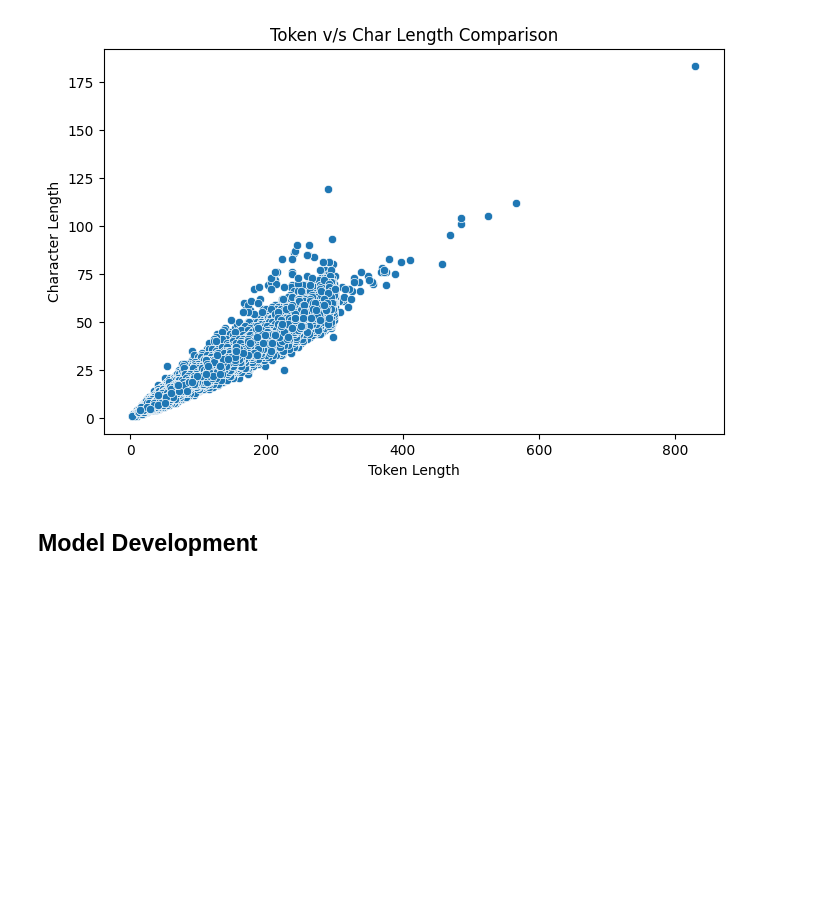
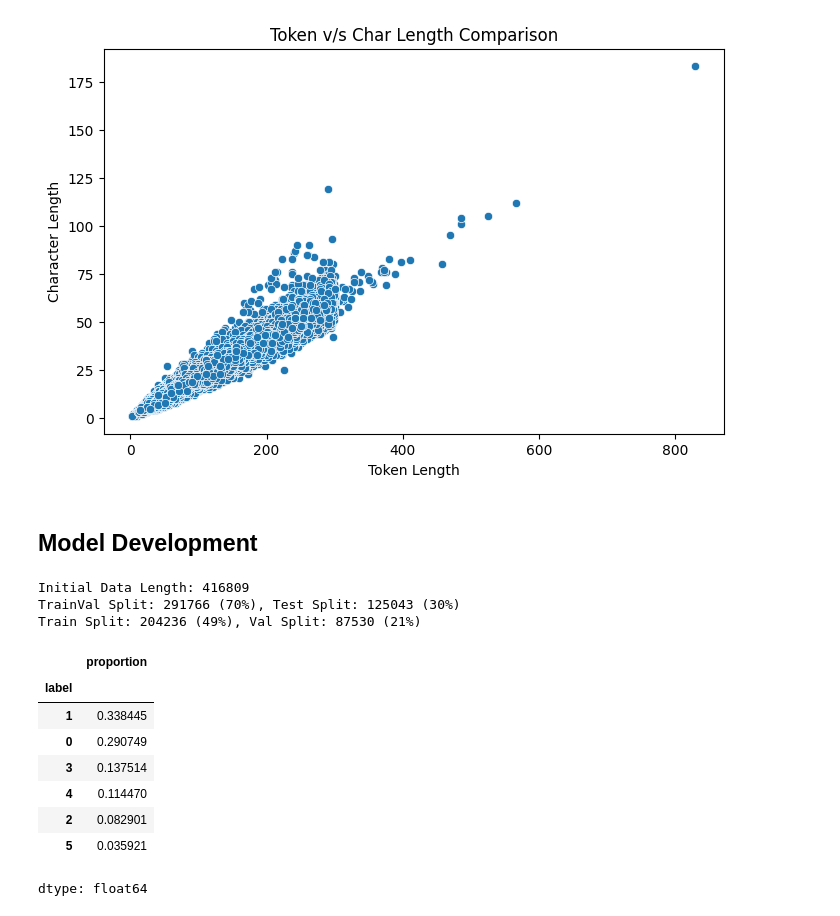
Before and after one commit to AsutoshDalei/Deep-Neural-Networks, a Jupyter notebook: SentimentAnalysisBERT.ipynb, the cells around one changed output. Drawn from its saved outputs; the diff is of its cells as text; code cells hidden in the pictures; blank space fills up the shorter version.

```diff
--- a/SentimentAnalysisBERT.ipynb
+++ b/SentimentAnalysisBERT.ipynb
@@ -246,3 +250,27 @@ plt.show()
 [figure]
 # %% [markdown]
 ## Model Development
+# %%
+print("Initial Data Length:",data.shape[0])
+trainvalData, testData = train_test_split(data,test_size=0.3,stratify=data['label'])
+print(f"TrainVal Split: {trainvalData.shape[0]} ({(trainvalData.shape[0]/data.shape[0])*100:.2g}%), Test Split: {testData.shape[0]} ({(testData.shape[0]/data.shape[0])*100:.2g}%)")
+
+trainData, valData = train_test_split(trainvalData,test_size=0.3,stratify=trainvalData['label'])
+print(f"Train Split: {trainData.shape[0]} ({(trainData.shape[0]/data.shape[0])*100:.2g}%), Val Split: {valData.shape[0]} ({(valData.shape[0]/data.shape[0])*100:.2g}%)")
+# %% [output]
+Initial Data Length: 416809
+TrainVal Split: 291766 (70%), Test Split: 125043 (30%)
+Train Split: 204236 (49%), Val Split: 87530 (21%)
+# %%
+print("Total Label Distribution")
+data['label'].value_counts(normalize=True)
+# %% [output]
+|  | proportion |
+| label |  |
+| 1 | 0.338445 |
+| 0 | 0.290749 |
+| 3 | 0.137514 |
+| 4 | 0.114470 |
+| 2 | 0.082901 |
+| 5 | 0.035921 |
+dtype: float64
```
Also changed, not shown: parts of 7 cells of this notebook.
